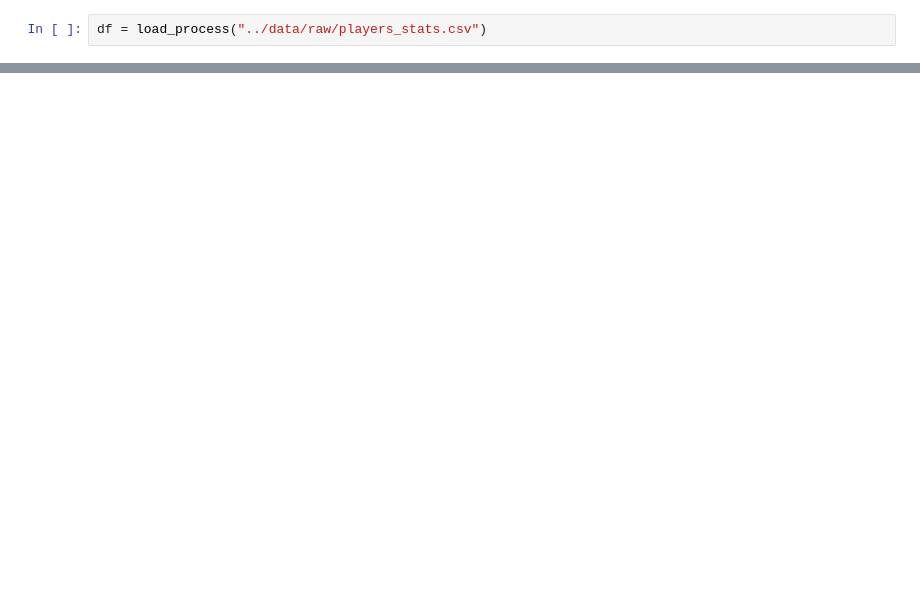
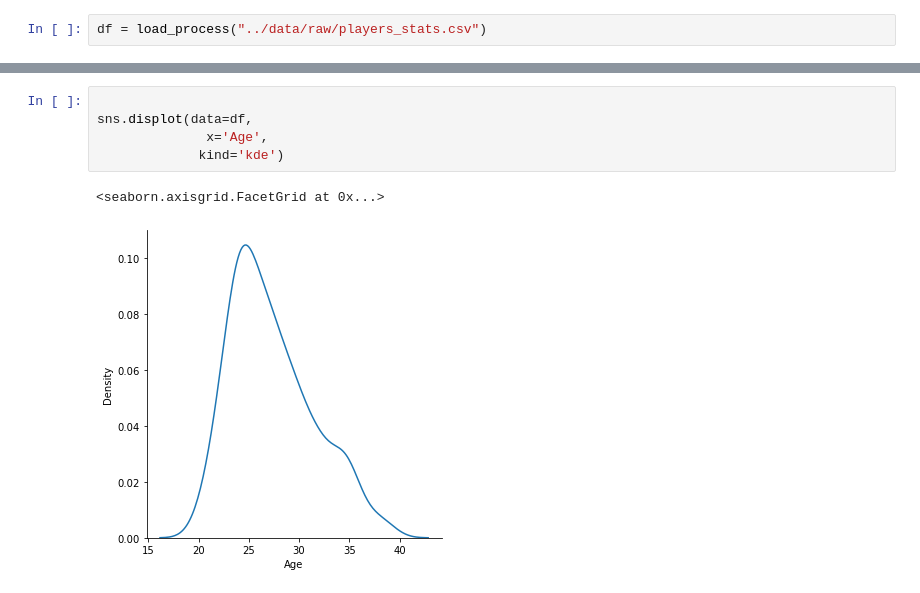
Before and after one commit to data301-2020-winter2/amir_project, a Jupyter notebook: analysis/project.ipynb, the cells around one changed output, grey strips where cells are left out. Saved outputs shown, nothing was run; the diff lists cells and outputs as text; blank space fills up the shorter version.

```diff
--- a/analysis/project.ipynb
+++ b/analysis/project.ipynb
@@ -22,0 +116,8 @@ df.d
+# %%
+
+sns.displot(data=df,
+              x='Age',
+             kind='kde')
+# %% [output]
+<seaborn.axisgrid.FacetGrid at 0x...>
+[figure, added]
```
Also changed, not shown: parts of 27 cells of this notebook, 2 other files.
